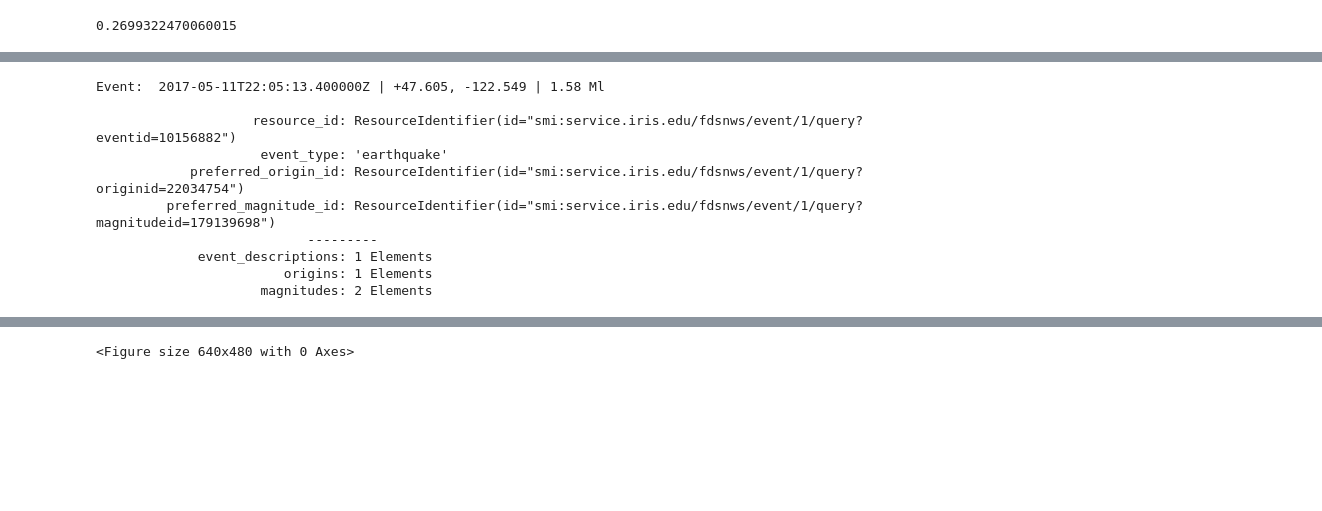
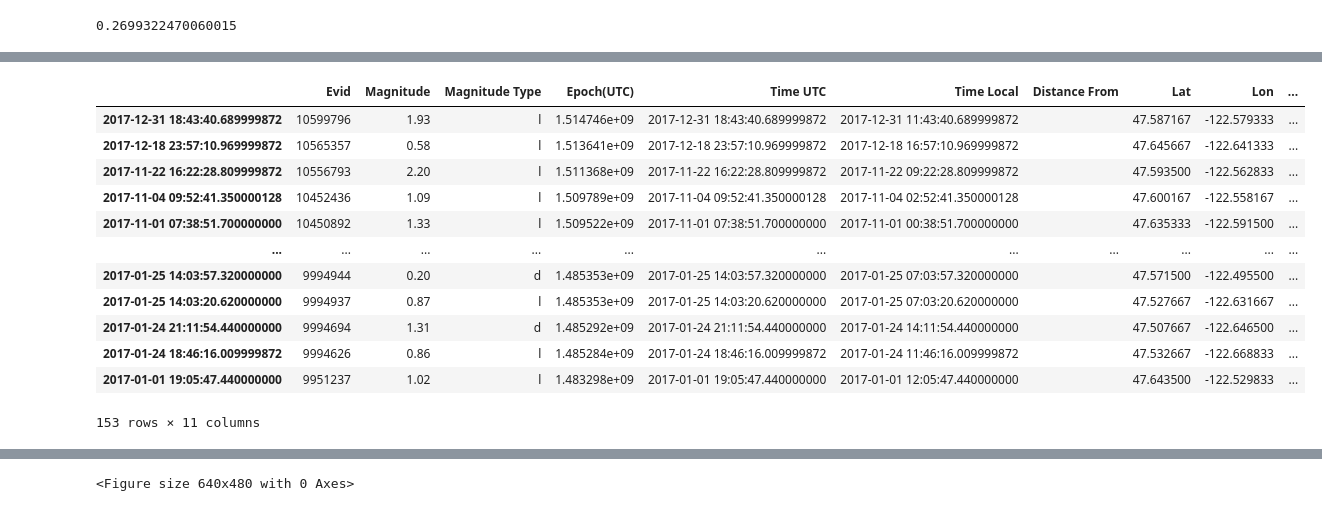
Before and after one commit to pnsn/Sci-Prod-ML, a Jupyter notebook: examples/load_bremerton_swarm_2017_testcase.ipynb, the cells around one changed output, grey strips where cells are left out. Drawn from its saved outputs; the diff is of its cells as text; code cells hidden in the pictures; blank space fills up the shorter version.

```diff
--- a/examples/load_bremerton_swarm_2017_testcase.ipynb
+++ b/examples/load_bremerton_swarm_2017_testcase.ipynb
@@ -16,18 +16,19 @@ https://www.pnsn.org/blog/2017/05/11/earthquake-swarm-ne-of-bremerton
 Nathan Stevens: ntsteven@uw.edu
 # %%
 # Import dependencies
+import os
 from obspy import UTCDateTime, Stream
 from obspy.clients.fdsn import Client
-from obspy.clients.fdsn.mass_downloader import CircularDomain, Restrictions, MassDownloader
+# from obspy.clients.fdsn.mass_downloader import CircularDomain, Restrictions, MassDownloader
 import pandas as pd
 import numpy as np
 import matplotlib.pyplot as plt
 import plotly.express as px
-import os
+%matplotlib inline
 
-
-# Define small helper function - I know it's somewhere in ObsPy, but this was easier than hunting it down...
+# Define small helper functions
 m2deg = lambda x:x/111139.
+km2mi = lambda x:x*1e3*3.281/5280.
 # %%
 # Initialize Client
 client = Client('IRIS')
@@ -86,17 +87,49 @@ Network UW (Pacific Northwest Seismic Network (PNSN))
-# %%
-# Download catalog from Client
-cat = client.get_events(**qevent_kwargs,includearrivals=True,includeallmagnitudes=True,includeallorigins=True)
-# print(cat.__str__(print_all=True))
-print(cat.events[1])
-# %% [output]
-Event:  2017-05-11T22:05:13.400000Z | +47.605, -122.549 | 1.58 Ml
-
-                    resource_id: ResourceIdentifier(id="smi:service.iris.edu/fdsnws/event/1/query?eventid=10156882")
-                     event_type: 'earthquake'
-            preferred_origin_id: ResourceIdentifier(id="smi:service.iris.edu/fdsnws/event/1/query?originid=22034754")
-         preferred_magnitude_id: ResourceIdentifier(id="smi:service.iris.edu/fdsnws/event/1/query?magnitudeid=179139698")
-                           ---------
-             event_descriptions: 1 Elements
-                        origins: 1 Elements
-                     magnitudes: 2 Elements
+# %%
+# Download catalog from Client
+cat = client.get_events(**qevent_kwargs,includearrivals=True,includeallmagnitudes=True,includeallorigins=True)
+# print(cat.__str__(print_all=True))
+
+# cat.plot()
+# Do basic extraction to dataframe matching PNSN query output format
+fields = ['Evid','Magnitude','Magnitude Type','Epoch(UTC)',\
+          'Time UTC','Time Local','Distance From','Lat','Lon',\
+          'Depth Km','Depth Mi']
+holder =[]; index = []
+for e_ in cat.events:
+    Evid = int(e_.resource_id.id.split('=')[-1])
+    for m_ in e_.magnitudes:
+        if m_.resource_id == e_.preferred_magnitude_id:
+            Mag = float(m_.mag)
+            MagType = m_.magnitude_type[-1]
+    for o_ in e_.origins:
+        if o_.resource_id == e_.preferred_origin_id:
+            Epoch = o_.time.timestamp
+            tUTC = pd.Timestamp(Epoch*1e9)
+            tLOC = tUTC - pd.Timedelta(7,unit='hour')
+            dFROM = ''
+            Lat = o_.latitude
+            Lon = o_.longitude
+            zKm = o_.depth*1e-3
+            zMi = km2mi(zKm)
+    index.append(tUTC)
+    line = [Evid,Mag,MagType,Epoch,tUTC,tLOC,dFROM,Lat,Lon,zKm,zMi]
+    holder.append(line)
+
+df_EVE = pd.DataFrame(holder,columns=fields,index=index)
+df_EVE.sort_index()
+display(df_EVE)
+# %% [output]
+|  | Evid | Magnitude | Magnitude Type | Epoch(UTC) | Time UTC | Time Local | Distance From | Lat | Lon | ... |
+| 2017-12-31 18:43:40.689999872 | 10599796 | 1.93 | l | 1.514746e+09 | 2017-12-31 18:43:40.689999872 | 2017-12-31 11:43:40.689999872 |  | 47.587167 | -122.579333 | ... |
+| 2017-12-18 23:57:10.969999872 | 10565357 | 0.58 | l | 1.513641e+09 | 2017-12-18 23:57:10.969999872 | 2017-12-18 16:57:10.969999872 |  | 47.645667 | -122.641333 | ... |
+| 2017-11-22 16:22:28.809999872 | 10556793 | 2.20 | l | 1.511368e+09 | 2017-11-22 16:22:28.809999872 | 2017-11-22 09:22:28.809999872 |  | 47.593500 | -122.562833 | ... |
+| 2017-11-04 09:52:41.350000128 | 10452436 | 1.09 | l | 1.509789e+09 | 2017-11-04 09:52:41.350000128 | 2017-11-04 02:52:41.350000128 |  | 47.600167 | -122.558167 | ... |
+| 2017-11-01 07:38:51.700000000 | 10450892 | 1.33 | l | 1.509522e+09 | 2017-11-01 07:38:51.700000000 | 2017-11-01 00:38:51.700000000 |  | 47.635333 | -122.591500 | ... |
+| ... | ... | ... | ... | ... | ... | ... | ... | ... | ... | ... |
+| 2017-01-25 14:03:57.320000000 | 9994944 | 0.20 | d | 1.485353e+09 | 2017-01-25 14:03:57.320000000 | 2017-01-25 07:03:57.320000000 |  | 47.571500 | -122.495500 | ... |
+| 2017-01-25 14:03:20.620000000 | 9994937 | 0.87 | l | 1.485353e+09 | 2017-01-25 14:03:20.620000000 | 2017-01-25 07:03:20.620000000 |  | 47.527667 | -122.631667 | ... |
+| 2017-01-24 21:11:54.440000000 | 9994694 | 1.31 | d | 1.485292e+09 | 2017-01-24 21:11:54.440000000 | 2017-01-24 14:11:54.440000000 |  | 47.507667 | -122.646500 | ... |
+| 2017-01-24 18:46:16.009999872 | 9994626 | 0.86 | l | 1.485284e+09 | 2017-01-24 18:46:16.009999872 | 2017-01-24 11:46:16.009999872 |  | 47.532667 | -122.668833 | ... |
+| 2017-01-01 19:05:47.440000000 | 9951237 | 1.02 | l | 1.483298e+09 | 2017-01-01 19:05:47.440000000 | 2017-01-01 12:05:47.440000000 |  | 47.643500 | -122.529833 | ... |
+153 rows × 11 columns
 # %%
```
Also changed, not shown: parts of 8 cells of this notebook.
